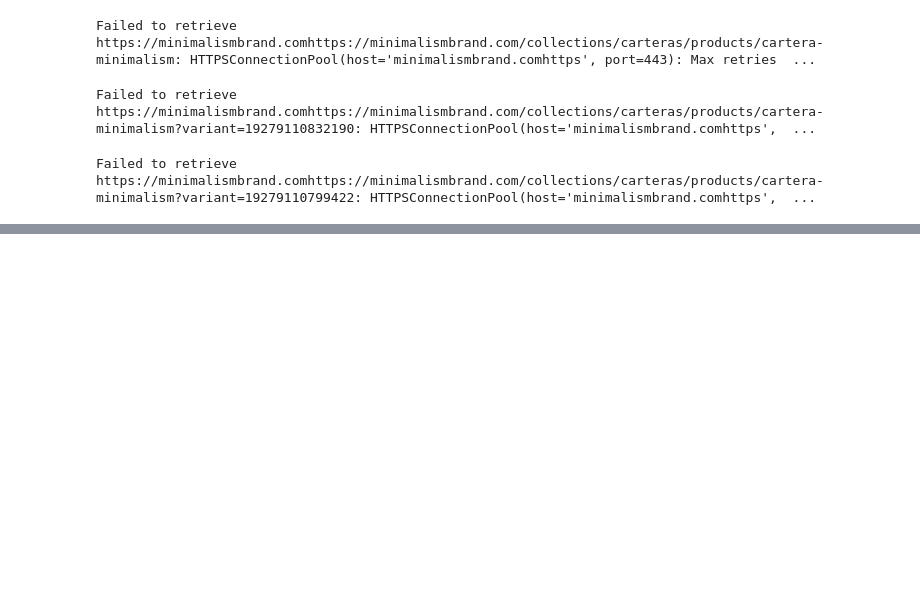
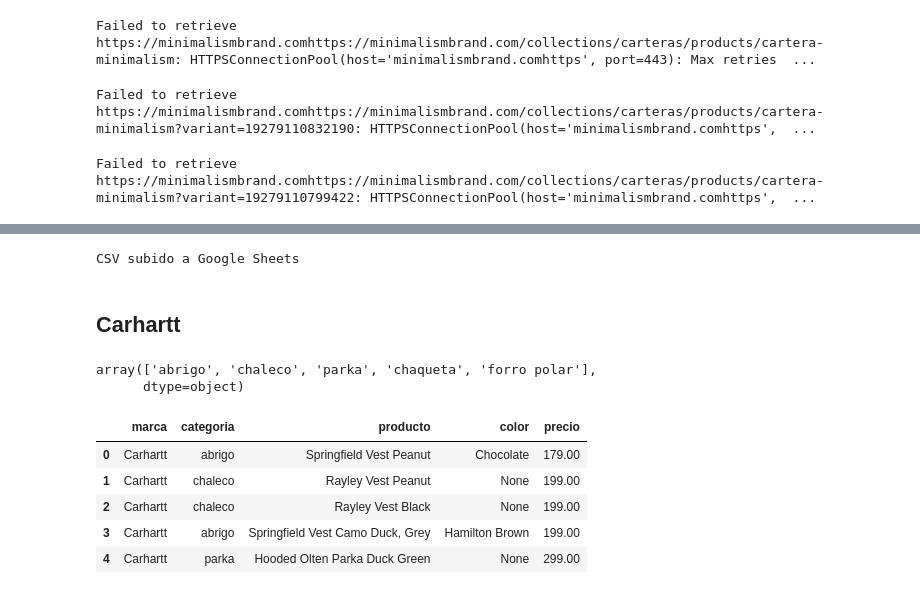
Before and after one commit to davfranco1/ProyectoMinimalism, a Jupyter notebook: Notebook-David.ipynb, the cells around one changed output, grey strips where cells are left out. Drawn from its saved outputs; the diff is of its cells as text; code cells hidden in the pictures; blank space fills up the shorter version.

```diff
--- a/Notebook-David.ipynb
+++ b/Notebook-David.ipynb
@@ -313,0 +305,34 @@ CSV data uploaded to Google Sheets successfully!
+# %%
+SCOPES = [
+    "https://www.googleapis.com/auth/spreadsheets",
+    "https://www.googleapis.com/auth/drive"
+]
+
+creds = Credentials.from_service_account_file("datos/client_secret.json", scopes=SCOPES)
+client = gspread.authorize(creds)
+
+drive_service = build('drive', 'v3', credentials=creds)
+
+# Define metadata for the new Google Sheet, including the specific folder ID
+folder_id = '1P8WTL5shxMqT3g92WbzCzyNJUvNj_li0'  # Replace with your actual folder ID
+file_metadata = {
+    'name': "ECOALF",  # The name of your Google Sheet
+    'mimeType': 'application/vnd.google-apps.spreadsheet',
+    'parents': [folder_id]  # Specify the folder ID here
+}
+
+# Create the new Google Sheet in the specified folder
+file = drive_service.files().create(body=file_metadata, fields='id').execute()
+spreadsheet_id = file.get('id')
+
+# Open the newly created Google Sheet by ID
+spreadsheet = client.open_by_key(spreadsheet_id)
+worksheet = spreadsheet.get_worksheet(0)  # Access the first sheet
+
+set_with_dataframe(worksheet, df_ecoalf)
+
+print("CSV subido a Google Sheets")
+# %% [output]
+CSV subido a Google Sheets
+# %% [markdown]
+## Carhartt
@@ -313,0 +387,14 @@ CSV data uploaded to Google Sheets successfully!
+# %%
+df_carhartt["categoria"].unique()
+# %% [output]
+array(['abrigo', 'chaleco', 'parka', 'chaqueta', 'forro polar'],
+      dtype=object)
+# %%
+df_carhartt.head(5)
+# %% [output]
+|  | marca | categoria | producto | color | precio |
+| 0 | Carhartt | abrigo | Springfield Vest Peanut | Chocolate | 179.00 |
+| 1 | Carhartt | chaleco | Rayley Vest Peanut | None | 199.00 |
+| 2 | Carhartt | chaleco | Rayley Vest Black | None | 199.00 |
+| 3 | Carhartt | abrigo | Springfield Vest Camo Duck, Grey | Hamilton Brown | 199.00 |
+| 4 | Carhartt | parka | Hooded Olten Parka Duck Green | None | 299.00 |
```
Also changed, not shown: parts of 30 cells of this notebook, 5 other files.
